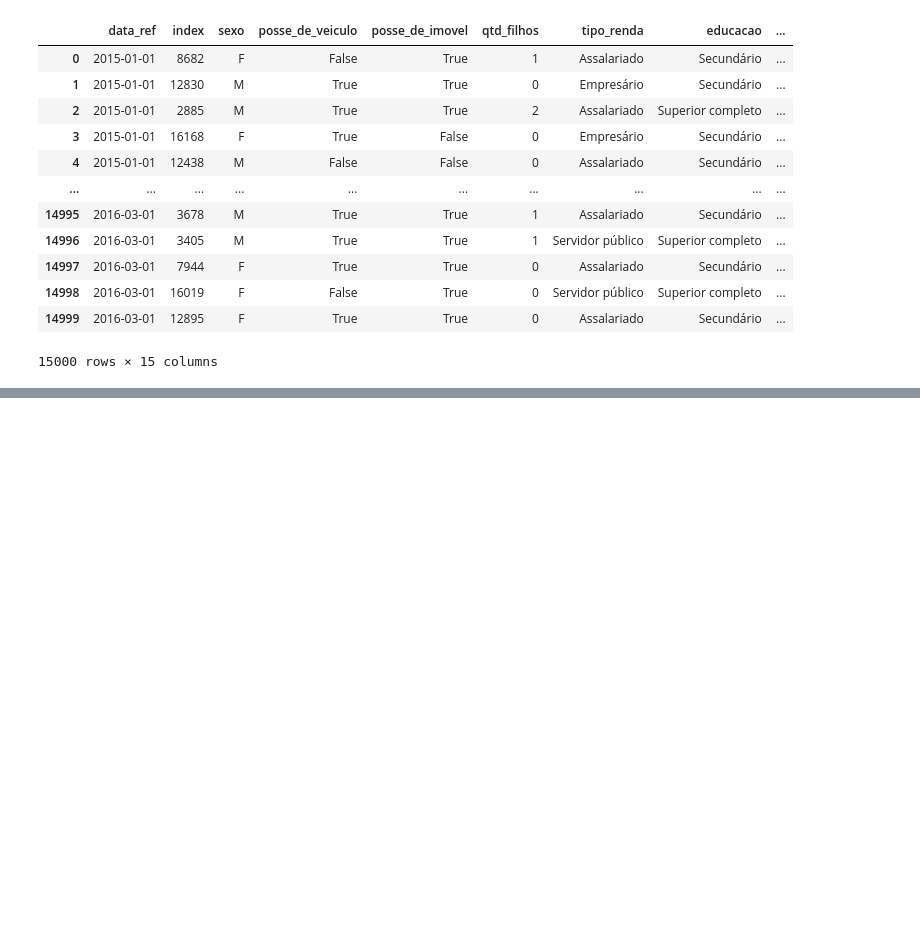
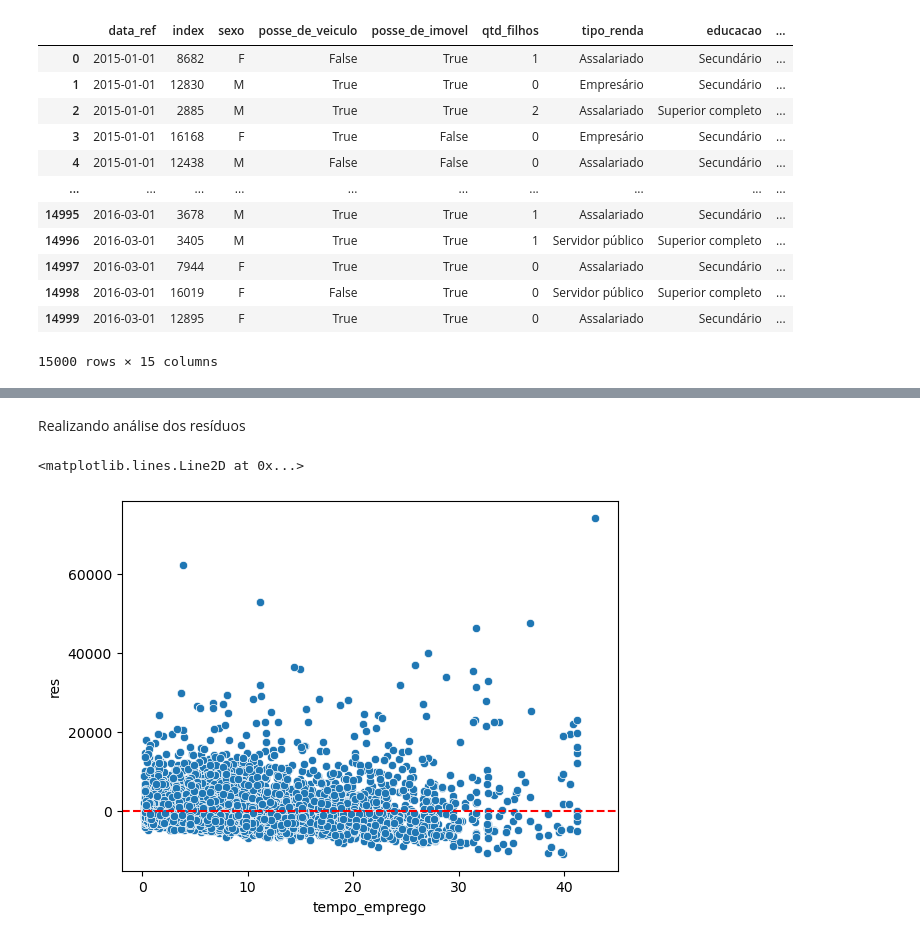
Before and after one commit to thomasgcosta/datascience-ebac, a Jupyter notebook: Tarefas/Ciencia_de_Dados_Mod12 - Tarefa 03.ipynb, the cells around one changed output, grey strips where cells are left out. Drawn from its saved outputs; the diff is of its cells as text; code cells hidden in the pictures; blank space fills up the shorter version.

```diff
--- a/Tarefas/Ciencia_de_Dados_Mod12 - Tarefa 03.ipynb
+++ b/Tarefas/Ciencia_de_Dados_Mod12 - Tarefa 03.ipynb
@@ -205,0 +357,12 @@ plt.axhline(y=0, color='r', linestyle='--')
+# %%
+df['tipo_renda_Empresario'] = (df['tipo_renda'] == 'Empresário').astype(int)
+df['tipo_renda_ServidorPublico'] = (df['tipo_renda'] == 'Servidor público').astype(int)
+df['educacao_PosGraduacao'] = (df['educacao'] == 'Pós graduação').astype(int)
+df['tipo_residencia_Governamental'] = (df['tipo_residencia'] == 'Governamental').astype(int)
+
+reg = smf.ols(
+    "renda ~ sexo + posse_de_imovel + tipo_renda_Empresario + tipo_renda_ServidorPublico + educacao_PosGraduacao + tipo_residencia_Governamental + tempo_emprego",
+    df
+).fit()
+
+reg.summary()
@@ -205,0 +395,10 @@ plt.axhline(y=0, color='r', linestyle='--')
+# %% [markdown]
+Realizando análise dos resíduos
+# %%
+df['res'] = reg.resid
+
+sns.scatterplot(x = 'tempo_emprego', y = 'res', data = df)
+plt.axhline(y=0, color='r', linestyle='--')
+# %% [output]
+<matplotlib.lines.Line2D at 0x...>
+[figure, added]
```
Also changed, not shown: parts of 18 cells of this notebook.
